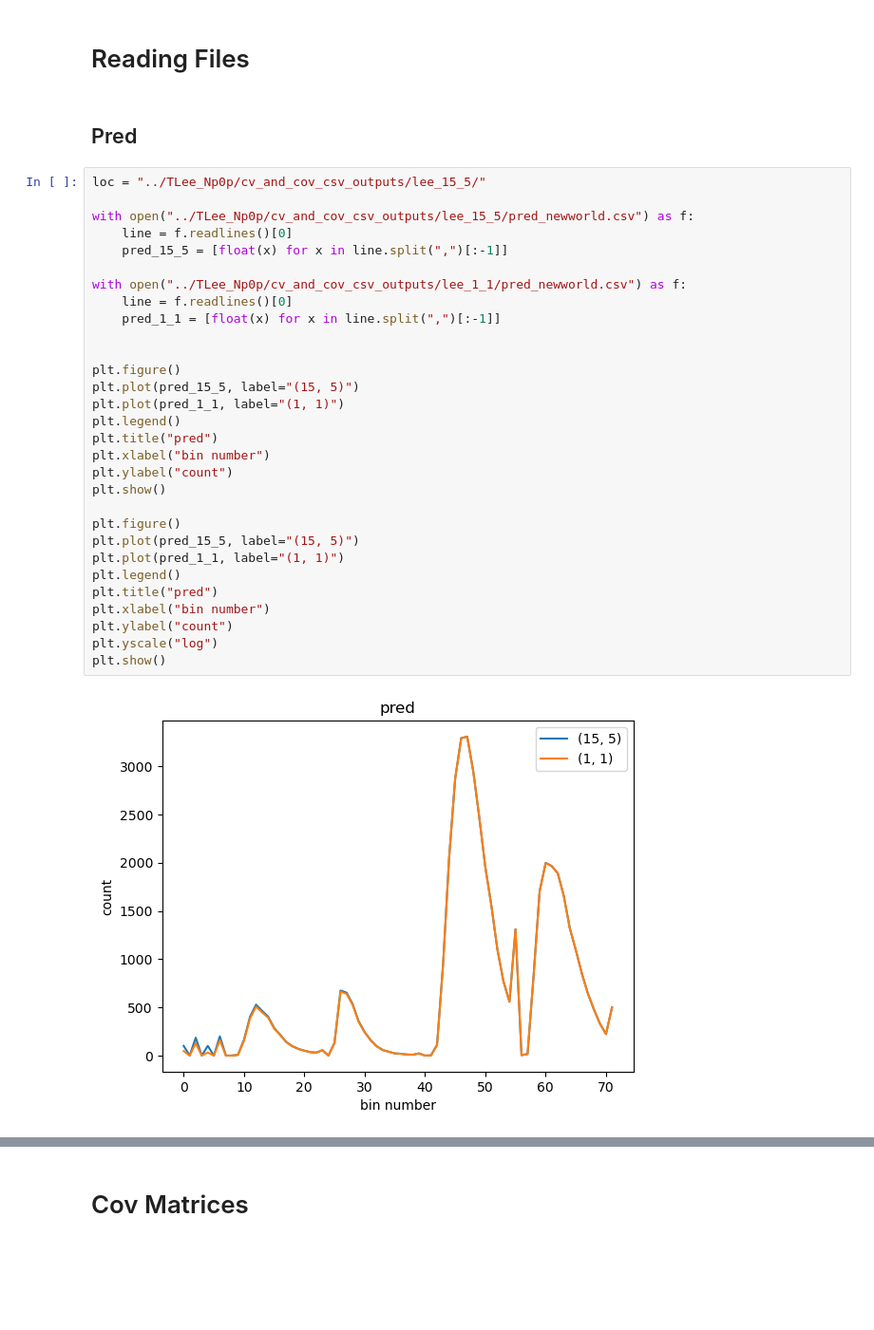
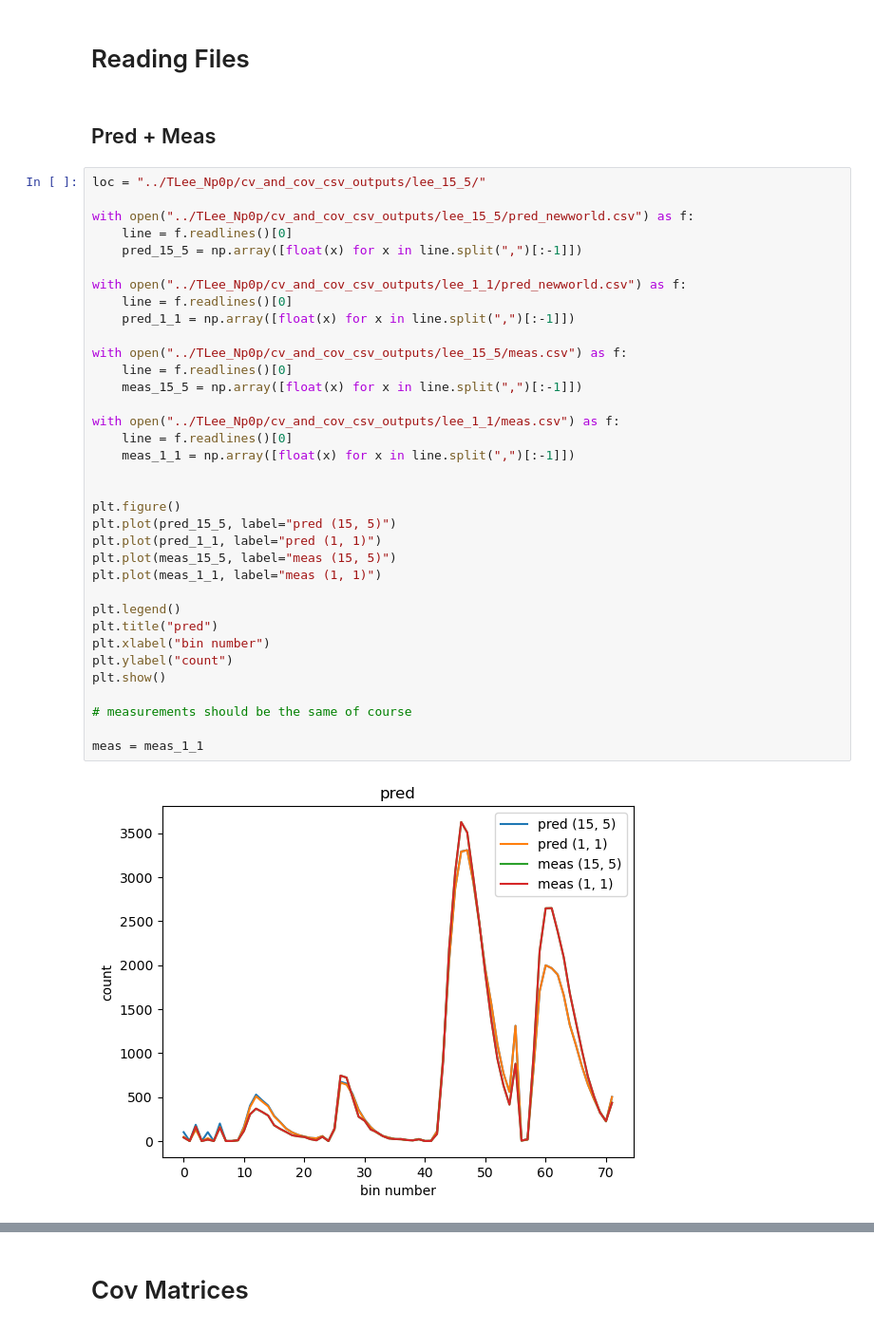
Before and after one commit to leehagaman/wc_framework, a Jupyter notebook: python_tools/cov_matrix_investigations_v2.ipynb, the cells around one changed output, grey strips where cells are left out. Shown at 95% size. Drawn from its saved outputs; the diff is of its cells as text; blank space fills up the shorter version.

```diff
--- a/python_tools/cov_matrix_investigations_v2.ipynb
+++ b/python_tools/cov_matrix_investigations_v2.ipynb
@@ -11,36 +9,41 @@ import matplotlib as mpl
 # %% [markdown]
 # Reading Files
 # %% [markdown]
-## Pred
+## Pred + Meas
 # %%
 loc = "../TLee_Np0p/cv_and_cov_csv_outputs/lee_15_5/"
 
 with open("../TLee_Np0p/cv_and_cov_csv_outputs/lee_15_5/pred_newworld.csv") as f:
     line = f.readlines()[0]
-    pred_15_5 = [float(x) for x in line.split(",")[:-1]]
+    pred_15_5 = np.array([float(x) for x in line.split(",")[:-1]])
 
 with open("../TLee_Np0p/cv_and_cov_csv_outputs/lee_1_1/pred_newworld.csv") as f:
     line = f.readlines()[0]
-    pred_1_1 = [float(x) for x in line.split(",")[:-1]]
+    pred_1_1 = np.array([float(x) for x in line.split(",")[:-1]])
+
+with open("../TLee_Np0p/cv_and_cov_csv_outputs/lee_15_5/meas.csv") as f:
+    line = f.readlines()[0]
+    meas_15_5 = np.array([float(x) for x in line.split(",")[:-1]])
+
+with open("../TLee_Np0p/cv_and_cov_csv_outputs/lee_1_1/meas.csv") as f:
+    line = f.readlines()[0]
+    meas_1_1 = np.array([float(x) for x in line.split(",")[:-1]])
 
 
 plt.figure()
-plt.plot(pred_15_5, label="(15, 5)")
-plt.plot(pred_1_1, label="(1, 1)")
+plt.plot(pred_15_5, label="pred (15, 5)")
+plt.plot(pred_1_1, label="pred (1, 1)")
+plt.plot(meas_15_5, label="meas (15, 5)")
+plt.plot(meas_1_1, label="meas (1, 1)")
+
 plt.legend()
 plt.title("pred")
 plt.xlabel("bin number")
 plt.ylabel("count")
 plt.show()
 
-plt.figure()
-plt.plot(pred_15_5, label="(15, 5)")
-plt.plot(pred_1_1, label="(1, 1)")
-plt.legend()
-plt.title("pred")
-plt.xlabel("bin number")
-plt.ylabel("count")
-plt.yscale("log")
-plt.show()
+# measurements should be the same of course
+
+meas = meas_1_1
 # %% [output]
-[figure, old version]
+[figure, new version]
```
Also changed, not shown: parts of 12 cells of this notebook, 5 other files.
